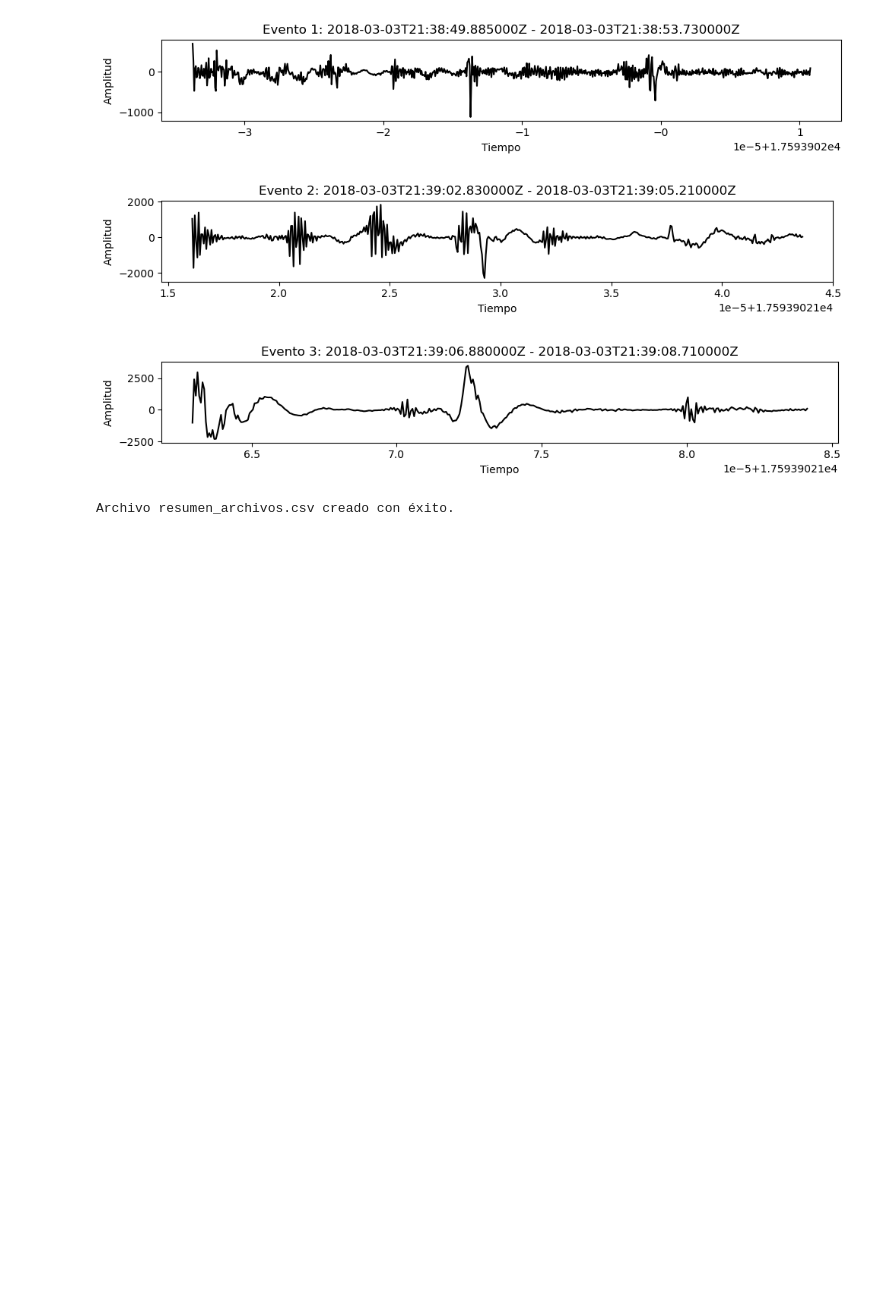
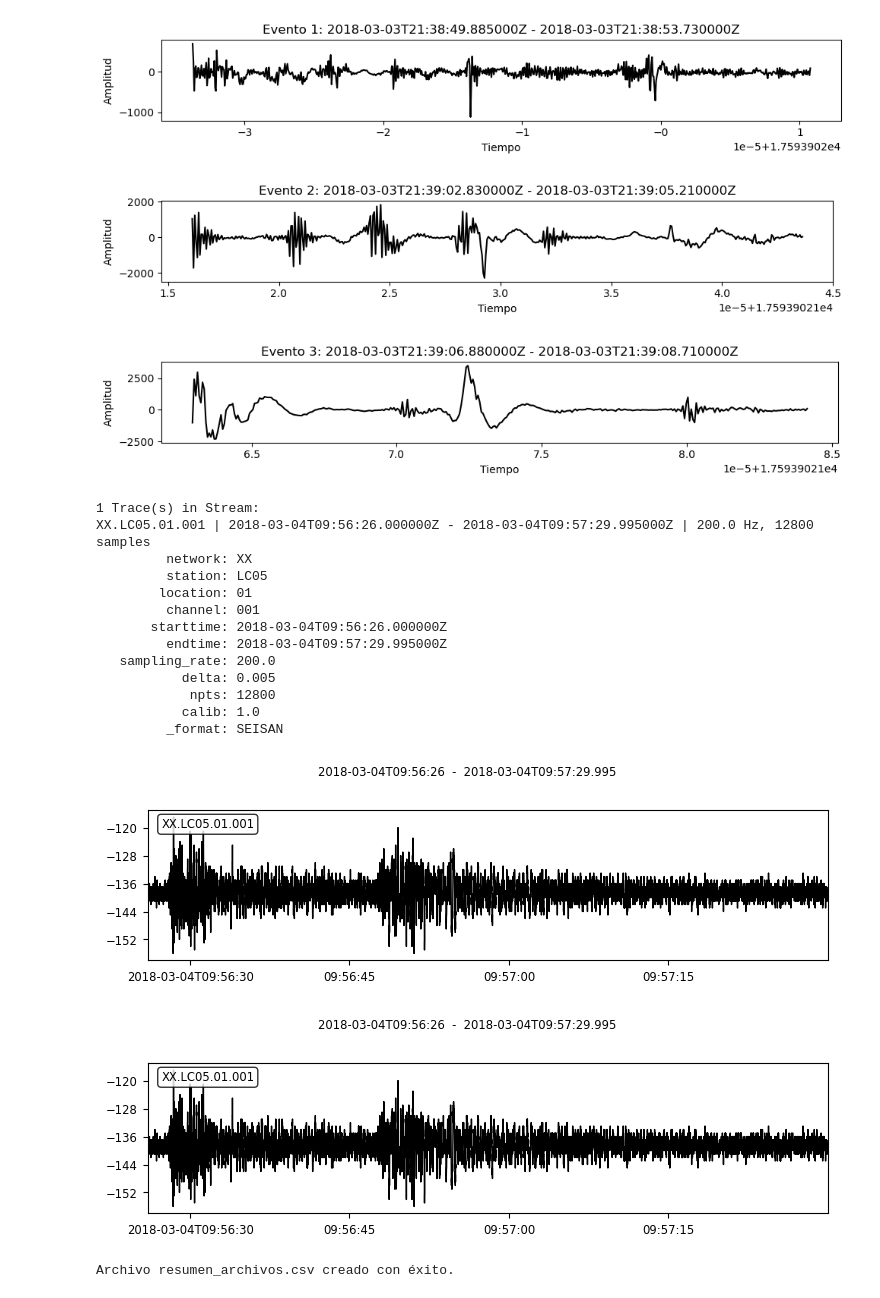
Before and after one commit to Bharragan/seismic-research, a Jupyter notebook: notebooks/obspy-test.ipynb, the cells around one changed output. Saved outputs shown, nothing was run; the diff lists cells and outputs as text; code cells hidden in the pictures; blank space fills up the shorter version.

```diff
--- a/notebooks/obspy-test.ipynb
+++ b/notebooks/obspy-test.ipynb
@@ -648,6 +648,38 @@ for i, (start, end) in enumerate(on_off[:3]):  # Solo los primeros 3 eventos
 [figure]
 [figure]
 [figure]
+# %%
+from obspy import read
+import matplotlib.pyplot as plt
+
+# Ruta al archivo (ajusta si es necesario)
+ruta = "../data/raw/TC/2018-03-04-0956-26S.LC05__001_00_01"
+
+# Leer el archivo
+st = read(ruta)
+
+# Mostrar información básica
+print(st)          # Lista de trazas
+print(st[0].stats) # Estadísticas de la primera traza
+
+# Graficar la señal
+st.plot()
+# %% [output]
+1 Trace(s) in Stream:
+XX.LC05.01.001 | 2018-03-04T09:56:26.000000Z - 2018-03-04T09:57:29.995000Z | 200.0 Hz, 12800 samples
+         network: XX
+         station: LC05
+        location: 01
+         channel: 001
+       starttime: 2018-03-04T09:56:26.000000Z
+         endtime: 2018-03-04T09:57:29.995000Z
+   sampling_rate: 200.0
+           delta: 0.005
+            npts: 12800
+           calib: 1.0
+         _format: SEISAN
+[figure, added]
+[figure, added]
 # %%
 import os
 import csv
```
Also changed, not shown: parts of 1 cell of this notebook, 4 other files.
